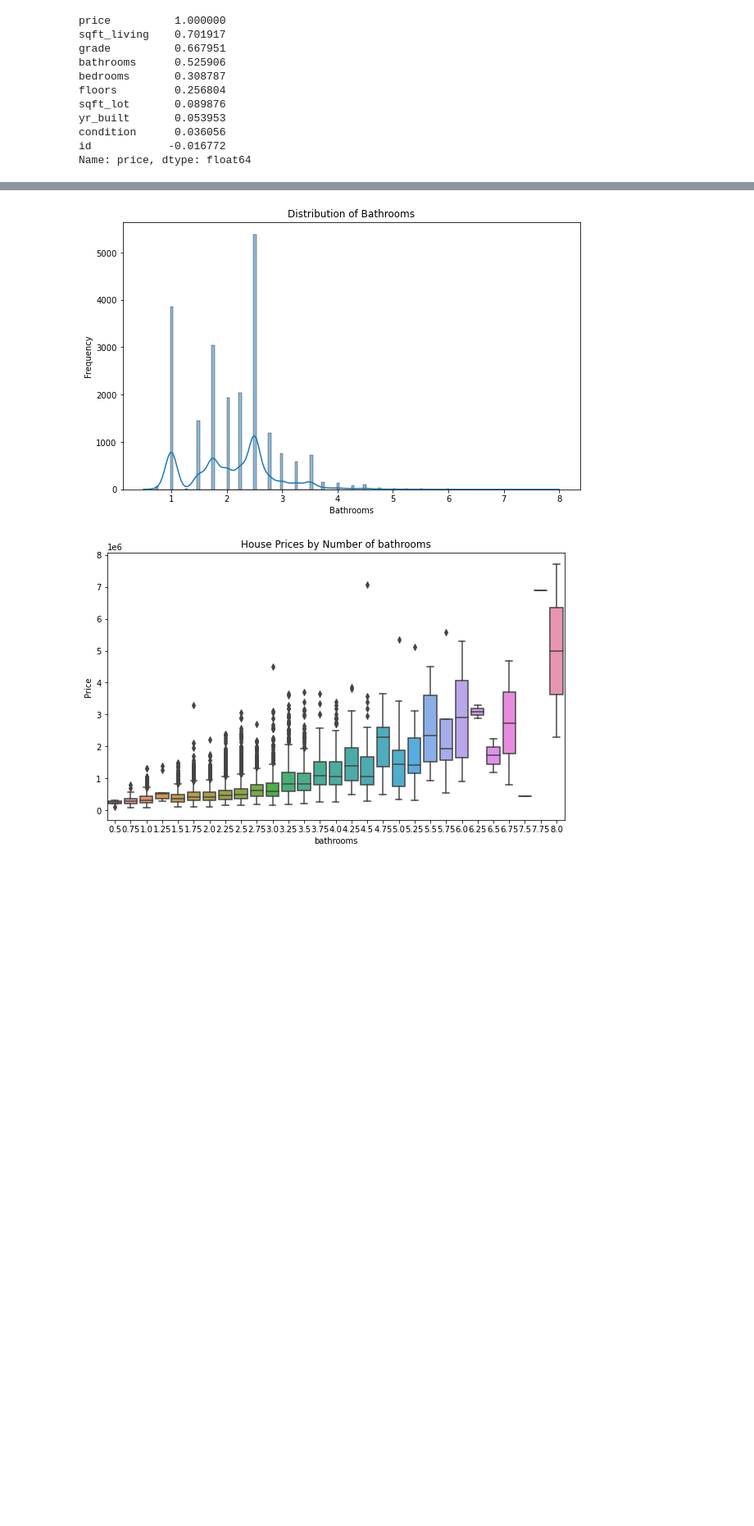
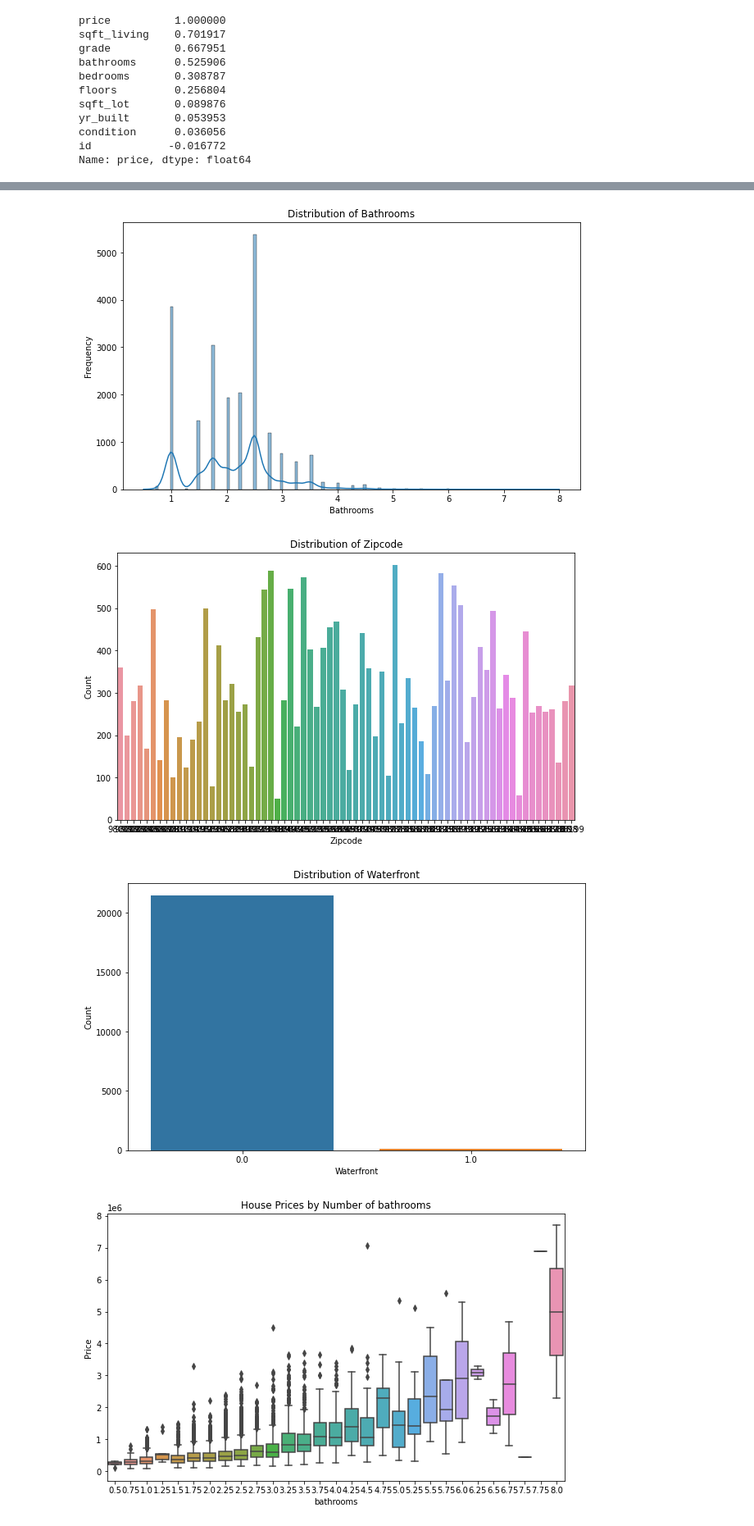
Before and after one commit to ANGI3MAINA/King-County-Housing-Analysis, a Jupyter notebook: Data/Work/George.ipynb, the cells around one changed output, grey strips where cells are left out. Shown: that part at 82% size. Drawn from its saved outputs; the diff is of its cells as text; code cells hidden in the pictures; blank space fills up the shorter version.

```diff
--- a/Data/Work/George.ipynb
+++ b/Data/Work/George.ipynb
@@ -327,19 +329,32 @@ house_df_relevant.head()
 # %%
-# Distribution of house prices
+# Separate categorical and non-categorical variables
+categorical_features = ['zipcode', 'waterfront']
+numeric_features= ['price', 'sqft_living', 'grade', 'bathrooms']
 
-# Visualize the distribution of each continuous feature
-for feature in selected_features:
+# Plot distributions for non-categorical variables
+for feature in numeric_features:
     plt.figure(figsize=(10, 6))
     sns.histplot(house_df_relevant[feature], kde=True)
     plt.title(f'Distribution of {feature.capitalize()}')
     plt.xlabel(feature.capitalize())
     plt.ylabel('Frequency')
     plt.show()
+
+# Plot distributions for categorical variables
+for feature in categorical_features:
+    plt.figure(figsize=(10, 6))
+    sns.countplot(x=house_df_relevant[feature])
+    plt.title(f'Distribution of {feature.capitalize()}')
+    plt.xlabel(feature.capitalize())
+    plt.ylabel('Count')
+    plt.show()
 # %% [output]
 [figure]
 [figure]
 [figure]
 [figure]
+[figure, added]
+[figure, added]
 # %%
 # Box plot of prices by number of Bathrooms
 plt.figure(figsize=(10, 6))
```
Also changed, not shown: parts of 69 cells of this notebook.
